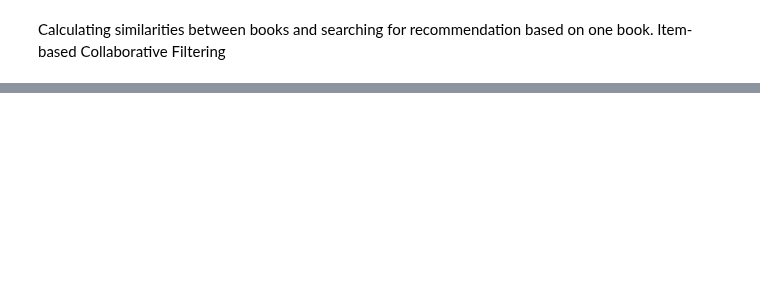
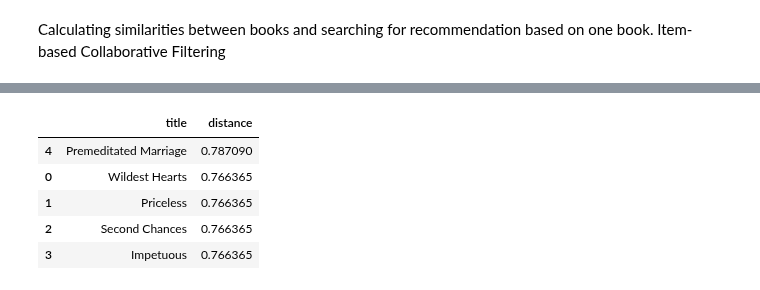
Before and after one commit to adamzulu123/Introduction-to-data-analysis, a Jupyter notebook: RecommenderSystem/Recommender-system.ipynb, the cells around one changed output, grey strips where cells are left out. Cells and saved outputs as stored; diff of their text form; code cells hidden in the pictures; blank space fills up the shorter version.

```diff
--- a/RecommenderSystem/Recommender-system.ipynb
+++ b/RecommenderSystem/Recommender-system.ipynb
@@ -247,2 +318,7 @@ Number of non-zero elements: 1031136
 # %% [markdown]
 Calculating similarities between books and searching for recommendation based on one book. Item-based Collaborative Filtering
+# %%
+from sklearn.neighbors import NearestNeighbors
+
+knn_csr_model = NearestNeighbors(metric='cosine', algorithm='auto', n_neighbors=6)
+knn_csr_model.fit(csr_matrix_data.T)
@@ -248,0 +327,5 @@ Calculating similarities between books and searching for recommendation based on
+# %%
+distances, indices = knn_csr_model.kneighbors(csr_matrix_data.T[0], n_neighbors=6)
+
+for i, (idx, distance) in enumerate(zip(indices.flatten(), distances.flatten())):
+    print(f"{i+1}. Book Index: {idx}, Distance: {distance}")
@@ -248,0 +339,33 @@ Calculating similarities between books and searching for recommendation based on
+# %%
+def book_recommendations_csr_matrix(book_title):
+    try:
+        #finding ISBN value based on title
+        book_isbn = books_df.loc[books_df['Book-Title'] == book_title, 'ISBN']
+        if book_isbn.empty:
+            return "Book not found in the dataset."
+        book_isbn = book_isbn.values[0]
+
+        #get book index in mapping
+        book_idx = isbn_mapping.get(book_isbn)
+        if book_idx is None:
+            return "Book not found in the dataset."
+
+        distances, indices = knn_csr_model.kneighbors(csr_matrix_data.T[book_idx], n_neighbors=6)
+
+        #creating a list of recommendations
+        rec_books = []
+        for idx, distance in zip(indices.flatten(), distances.flatten()):
+            if idx != book_idx:
+                similar_isbn = list(isbn_mapping.keys())[list(isbn_mapping.values()).index(idx)]
+                similar_book_title = books_df.loc[books_df['ISBN'] == similar_isbn, 'Book-Title'].values[0]
+                rec_books.append({'title': similar_book_title, 'distance': distance})
+
+        #converting a list to dataframe for cooler display
+        recommended_books = pd.DataFrame(rec_books).sort_values(by="distance", ascending=False)
+
+        return recommended_books
+
+    except Exception as e:
+        return str(e)
+
+book_recommendations_csr_matrix("1984")
@@ -248,0 +379,9 @@ Calculating similarities between books and searching for recommendation based on
+# %%
+book_recommendations_csr_matrix("The Surgeon")
+# %% [output]
+|  | title | distance |
+| 4 | Premeditated Marriage | 0.787090 |
+| 0 | Wildest Hearts | 0.766365 |
+| 1 | Priceless | 0.766365 |
+| 2 | Second Chances | 0.766365 |
+| 3 | Impetuous | 0.766365 |
```
Also changed, not shown: parts of 13 cells of this notebook.
